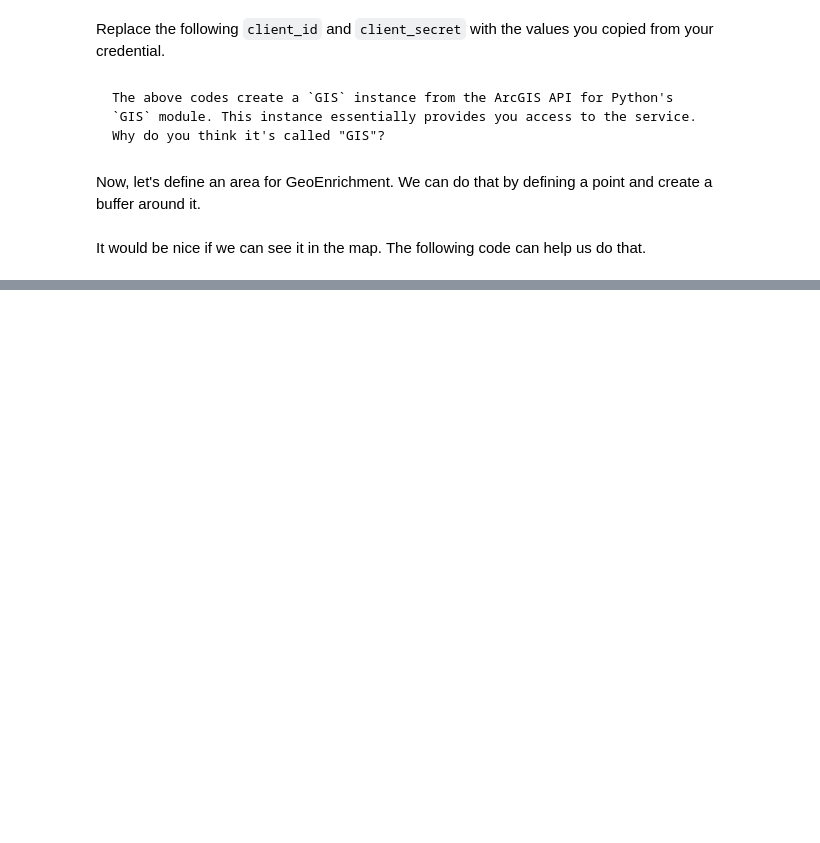
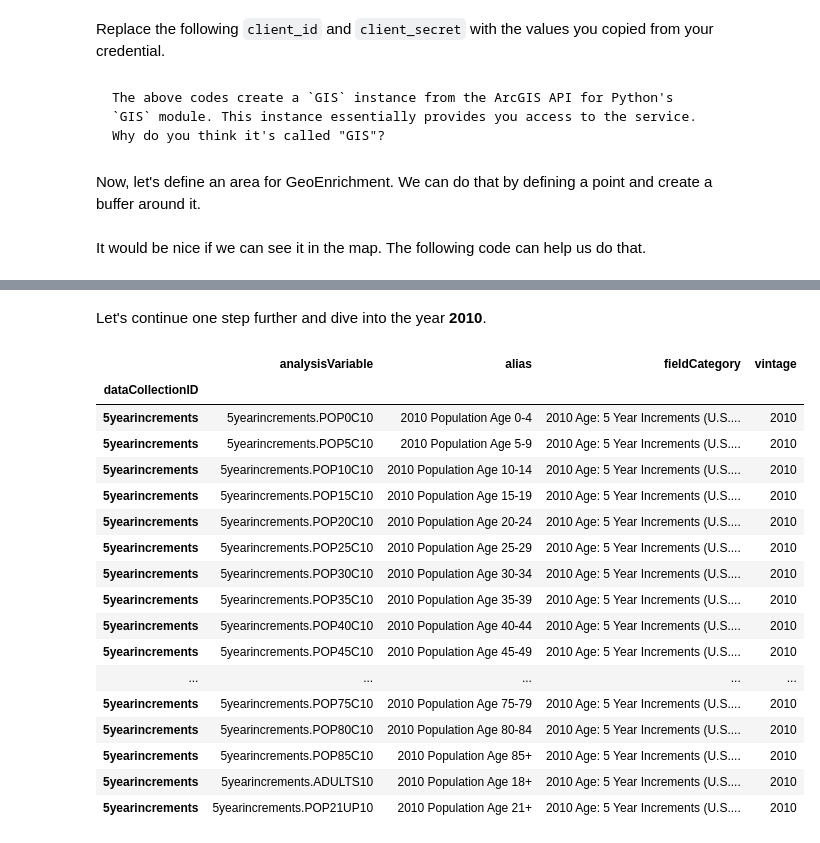
Before and after one commit to chjch/gisautomation, a Jupyter notebook: _sources/modules/7-2.geoenrichment.ipynb, the cells around one changed output, grey strips where cells are left out. Cells and saved outputs as stored; diff of their text form; code cells hidden in the pictures; blank space fills up the shorter version.

```diff
--- a/_sources/modules/7-2.geoenrichment.ipynb
+++ b/_sources/modules/7-2.geoenrichment.ipynb
@@ -202,0 +213,7 @@ Name: count, Length: 215, dtype: int64
+# %%
+# run a boolean indexing to filter alias containing "population"
+contains_pop = usa_df['alias'].str.contains(
+    'population', case=False, na=False
+)
+print(f"{contains_pop.sum()} population-related variables available in usa_data.")
+usa_df.loc[contains_pop].head()
@@ -202,0 +235,5 @@ Name: count, Length: 215, dtype: int64
+# %%
+category_5year = usa_df['analysisVariable'].str.contains(
+    '5yearincrements', case=False, na=False
+)
+usa_df.loc[contains_pop & category_5year]
@@ -202,0 +255,25 @@ Name: count, Length: 215, dtype: int64
+# %% [markdown]
+Let's continue one step further and dive into the year **2010**.
+# %%
+# create a boolean indexing with data vintage
+data_2010 = usa_df['vintage'] == "2010"
+usa_df.loc[contains_pop & category_5year & data_2010]
+# %% [output]
+|  | analysisVariable | alias | fieldCategory | vintage |
+| dataCollectionID |  |  |  |  |
+| 5yearincrements | 5yearincrements.POP0C10 | 2010 Population Age 0-4 | 2010 Age: 5 Year Increments (U.S.... | 2010 |
+| 5yearincrements | 5yearincrements.POP5C10 | 2010 Population Age 5-9 | 2010 Age: 5 Year Increments (U.S.... | 2010 |
+| 5yearincrements | 5yearincrements.POP10C10 | 2010 Population Age 10-14 | 2010 Age: 5 Year Increments (U.S.... | 2010 |
+| 5yearincrements | 5yearincrements.POP15C10 | 2010 Population Age 15-19 | 2010 Age: 5 Year Increments (U.S.... | 2010 |
+| 5yearincrements | 5yearincrements.POP20C10 | 2010 Population Age 20-24 | 2010 Age: 5 Year Increments (U.S.... | 2010 |
+| 5yearincrements | 5yearincrements.POP25C10 | 2010 Population Age 25-29 | 2010 Age: 5 Year Increments (U.S.... | 2010 |
+| 5yearincrements | 5yearincrements.POP30C10 | 2010 Population Age 30-34 | 2010 Age: 5 Year Increments (U.S.... | 2010 |
+| 5yearincrements | 5yearincrements.POP35C10 | 2010 Population Age 35-39 | 2010 Age: 5 Year Increments (U.S.... | 2010 |
+| 5yearincrements | 5yearincrements.POP40C10 | 2010 Population Age 40-44 | 2010 Age: 5 Year Increments (U.S.... | 2010 |
+| 5yearincrements | 5yearincrements.POP45C10 | 2010 Population Age 45-49 | 2010 Age: 5 Year Increments (U.S.... | 2010 |
+| ... | ... | ... | ... | ... |
+| 5yearincrements | 5yearincrements.POP75C10 | 2010 Population Age 75-79 | 2010 Age: 5 Year Increments (U.S.... | 2010 |
+| 5yearincrements | 5yearincrements.POP80C10 | 2010 Population Age 80-84 | 2010 Age: 5 Year Increments (U.S.... | 2010 |
+| 5yearincrements | 5yearincrements.POP85C10 | 2010 Population Age 85+ | 2010 Age: 5 Year Increments (U.S.... | 2010 |
+| 5yearincrements | 5yearincrements.ADULTS10 | 2010 Population Age 18+ | 2010 Age: 5 Year Increments (U.S.... | 2010 |
+| 5yearincrements | 5yearincrements.POP21UP10 | 2010 Population Age 21+ | 2010 Age: 5 Year Increments (U.S.... | 2010 |
```
Also changed, not shown: parts of 39 cells of this notebook, 10 other files.
